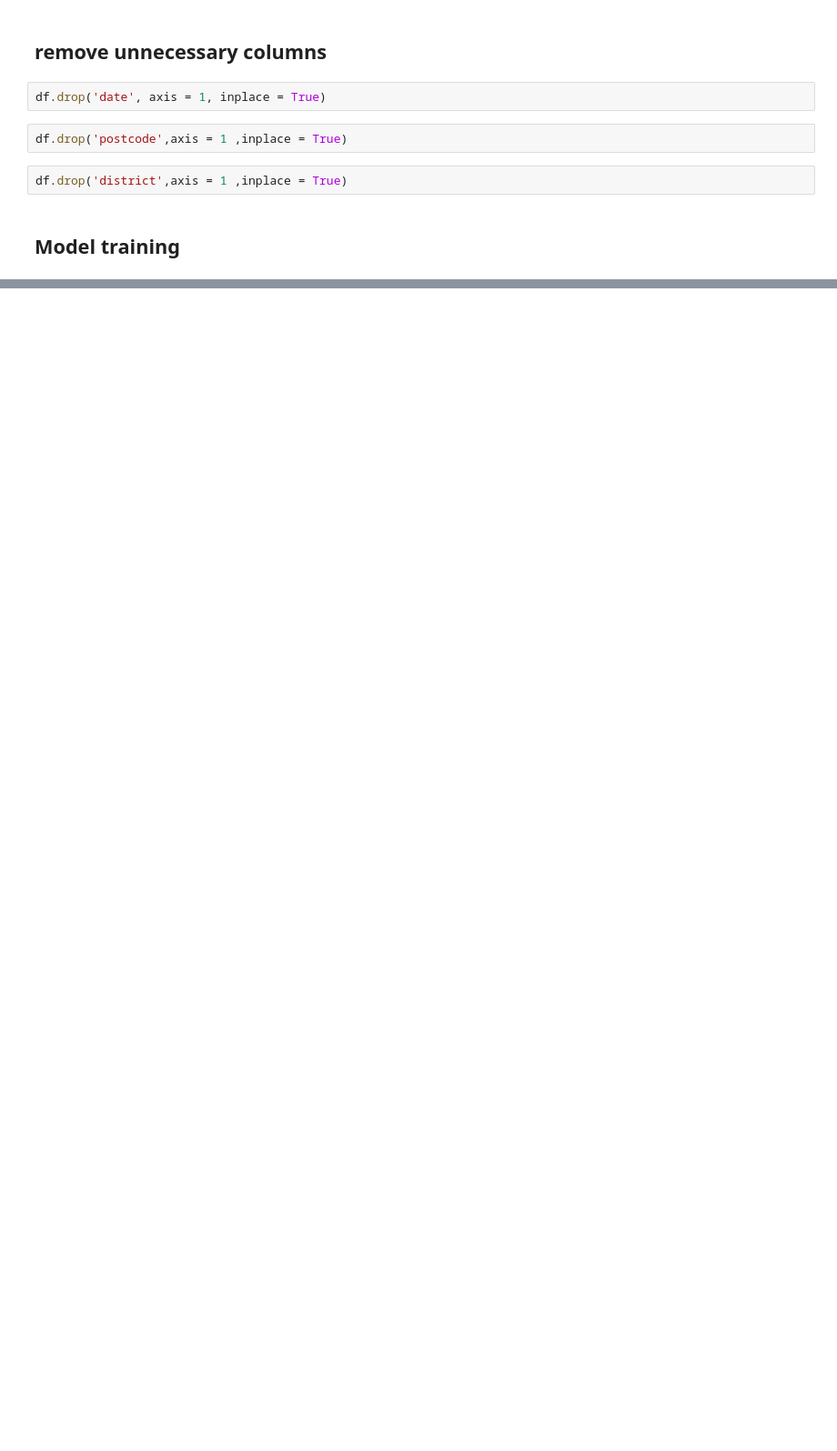
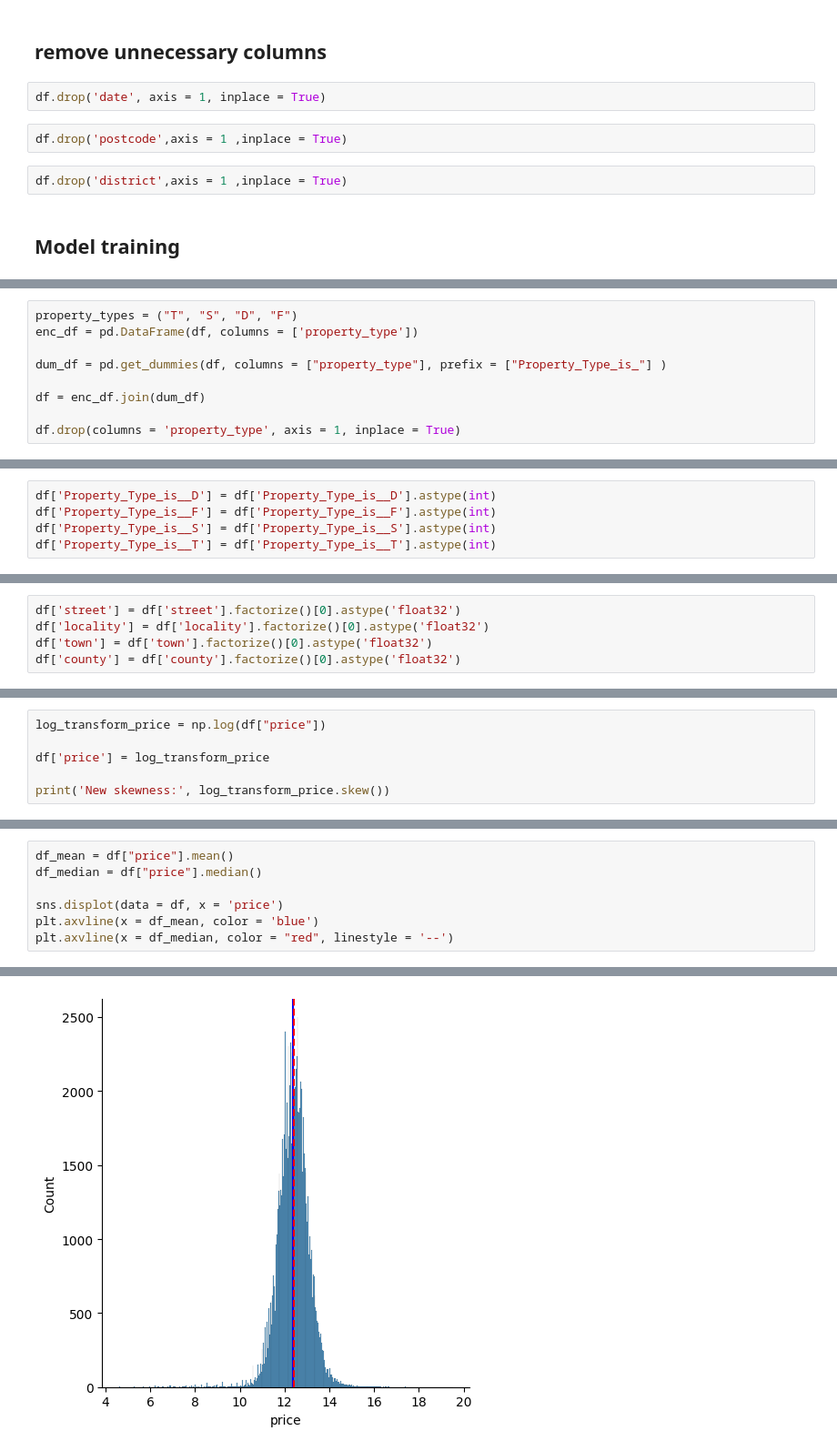
Before and after one commit to DevPatel1023/UK-house-price-prediction, a Jupyter notebook: Uk_house_price_prediction.ipynb, the cells around one changed output, grey strips where cells are left out. Shown at 91% size. Cells and saved outputs as stored; diff of their text form; blank space fills up the shorter version.

```diff
--- a/Uk_house_price_prediction.ipynb
+++ b/Uk_house_price_prediction.ipynb
@@ -542,0 +589,9 @@ df.drop('district',axis = 1 ,inplace = True)
+# %%
+property_types = ("T", "S", "D", "F")
+enc_df = pd.DataFrame(df, columns = ['property_type'])
+
+dum_df = pd.get_dummies(df, columns = ["property_type"], prefix = ["Property_Type_is_"] )
+
+df = enc_df.join(dum_df)
+
+df.drop(columns = 'property_type', axis = 1, inplace = True)
@@ -542,0 +609,5 @@ df.drop('district',axis = 1 ,inplace = True)
+# %%
+df['Property_Type_is__D'] = df['Property_Type_is__D'].astype(int)
+df['Property_Type_is__F'] = df['Property_Type_is__F'].astype(int)
+df['Property_Type_is__S'] = df['Property_Type_is__S'].astype(int)
+df['Property_Type_is__T'] = df['Property_Type_is__T'].astype(int)
@@ -542,0 +623,5 @@ df.drop('district',axis = 1 ,inplace = True)
+# %%
+df['street'] = df['street'].factorize()[0].astype('float32')
+df['locality'] = df['locality'].factorize()[0].astype('float32')
+df['town'] = df['town'].factorize()[0].astype('float32')
+df['county'] = df['county'].factorize()[0].astype('float32')
@@ -542,0 +649,6 @@ df.drop('district',axis = 1 ,inplace = True)
+# %%
+log_transform_price = np.log(df["price"])
+
+df['price'] = log_transform_price
+
+print('New skewness:', log_transform_price.skew())
@@ -542,0 +659,8 @@ df.drop('district',axis = 1 ,inplace = True)
+# %%
+df_mean = df["price"].mean()
+df_median = df["price"].median()
+
+sns.displot(data = df, x = 'price')
+plt.axvline(x = df_mean, color = 'blue')
+plt.axvline(x = df_median, color = "red", linestyle = '--')
+# %% [output]
@@ -542,0 +668 @@ df.drop('district',axis = 1 ,inplace = True)
+[figure, added]
```
Also changed, not shown: parts of 27 cells of this notebook.
